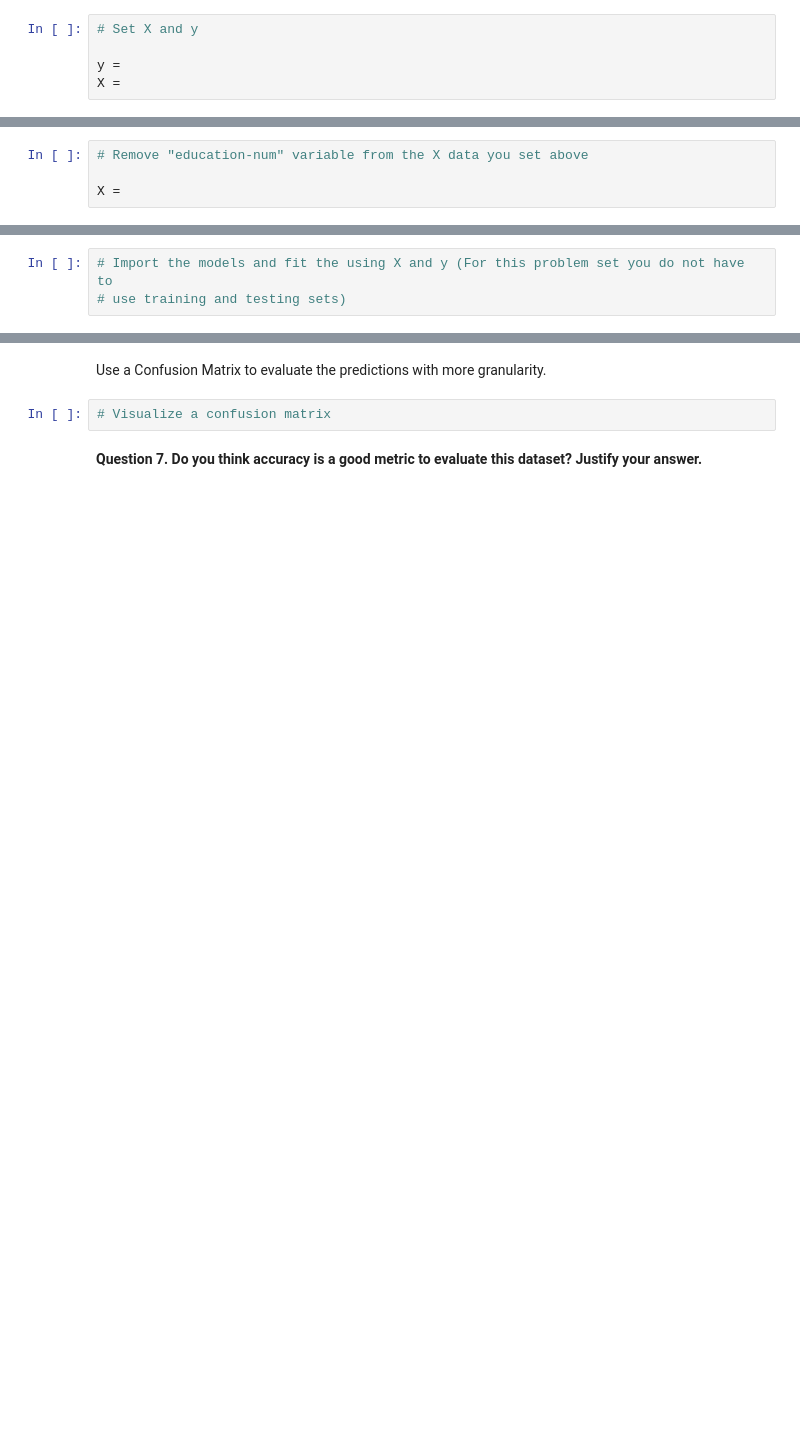
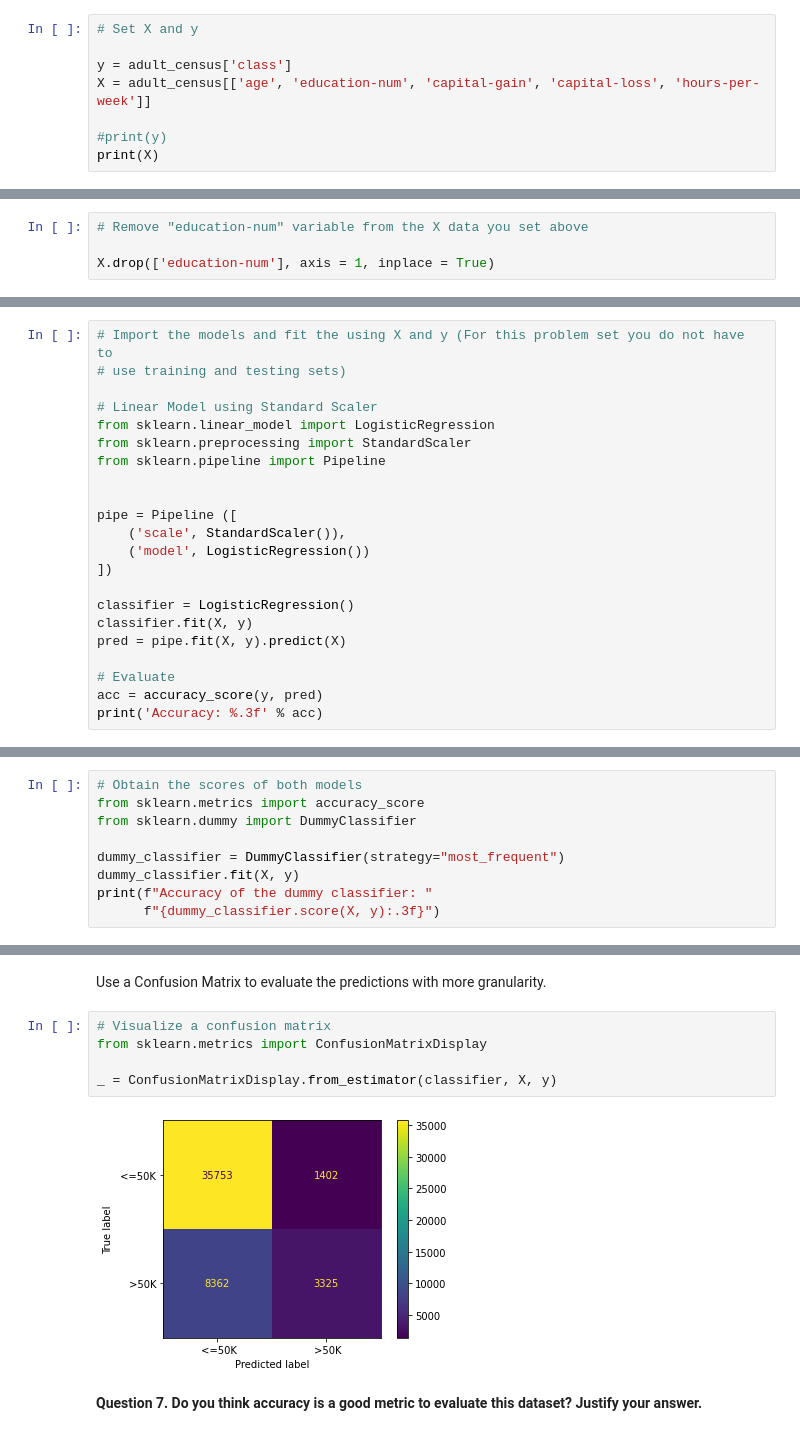
Before and after one commit to FernandoCL1991/problem_set_03, a Jupyter notebook: Problem_Set_3.ipynb, the cells around one changed output, grey strips where cells are left out. Saved outputs shown, nothing was run; the diff lists cells and outputs as text; blank space fills up the shorter version.

```diff
--- a/Problem_Set_3.ipynb
+++ b/Problem_Set_3.ipynb
@@ -21,5 +65,8 @@ Set only the numerical features (currently saved as either integers or floats) a
 # %%
 # Set X and y
 
-y =
-X =
+y = adult_census['class']
+X = adult_census[['age', 'education-num', 'capital-gain', 'capital-loss', 'hours-per-week']]
+
+#print(y)
+print(X)
@@ -32,4 +99,4 @@ X =
 # %%
 # Remove "education-num" variable from the X data you set above
 
-X =
+X.drop(['education-num'], axis = 1, inplace = True)
@@ -52,3 +160,22 @@ Compare the generalization performace using the accuracy of the two following pr
 # %%
 # Import the models and fit the using X and y (For this problem set you do not have to
 # use training and testing sets)
+
+# Linear Model using Standard Scaler
+from sklearn.linear_model import LogisticRegression
+from sklearn.preprocessing import StandardScaler
+from sklearn.pipeline import Pipeline
+
+
+pipe = Pipeline ([
+    ('scale', StandardScaler()),
+    ('model', LogisticRegression())
+])
+
+classifier = LogisticRegression()
+classifier.fit(X, y)
+pred = pipe.fit(X, y).predict(X)
+
+# Evaluate
+acc = accuracy_score(y, pred)
+print('Accuracy: %.3f' % acc)
@@ -59,0 +187,9 @@ Compare the generalization performace using the accuracy of the two following pr
+# %%
+# Obtain the scores of both models
+from sklearn.metrics import accuracy_score
+from sklearn.dummy import DummyClassifier
+
+dummy_classifier = DummyClassifier(strategy="most_frequent")
+dummy_classifier.fit(X, y)
+print(f"Accuracy of the dummy classifier: "
+      f"{dummy_classifier.score(X, y):.3f}")
@@ -65,6 +210,11 @@ Compare the generalization performace using the accuracy of the two following pr
 Use a Confusion Matrix to evaluate the predictions with more granularity.
 # %%
 # Visualize a confusion matrix
+from sklearn.metrics import ConfusionMatrixDisplay
+
+_ = ConfusionMatrixDisplay.from_estimator(classifier, X, y)
+# %% [output]
+[figure, added]
 # %% [markdown]
 
 **Question 7. Do you think accuracy is a good metric to evaluate this dataset? Justify your answer.**
```
Also changed, not shown: parts of 20 cells of this notebook.
